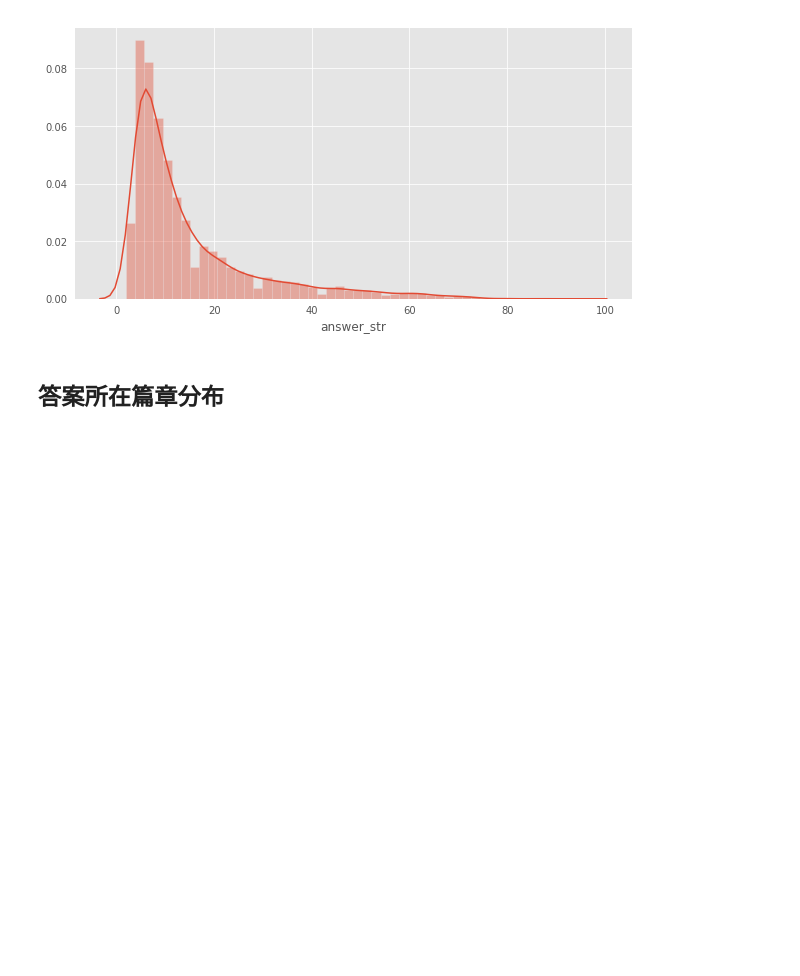
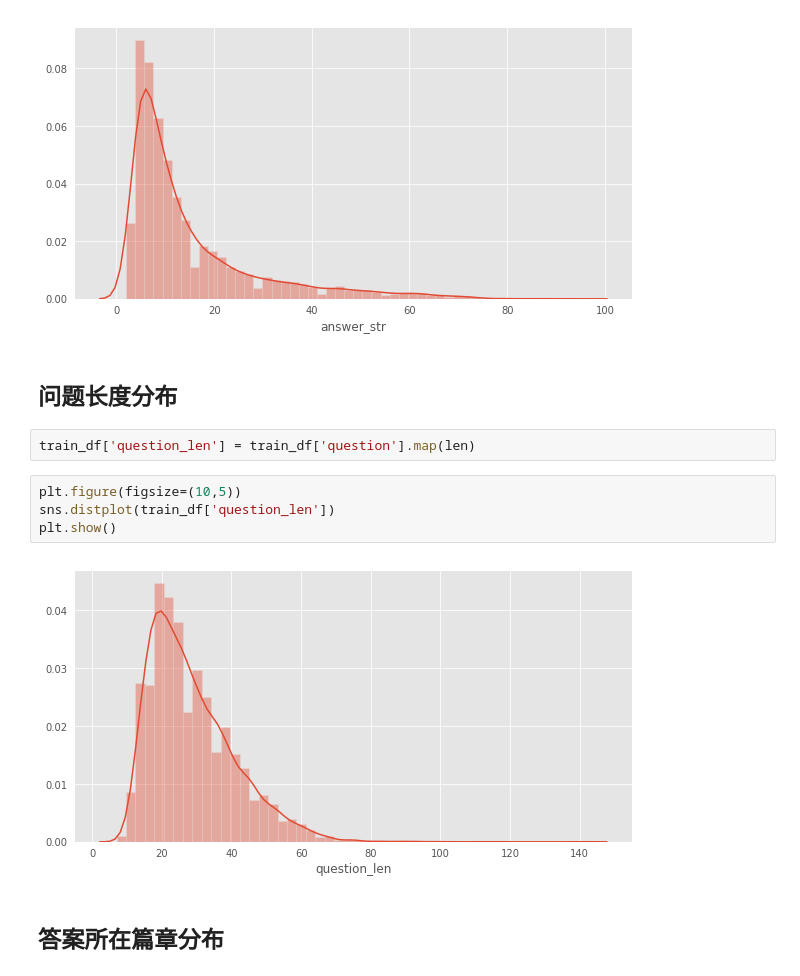
Before and after one commit to SunnyMarkLiu/les-military-mrc-rank7, a Jupyter notebook: notebooks/0. Exploratory Data Analysis.ipynb, the cells around one changed output. Saved outputs shown, nothing was run; the diff lists cells and outputs as text; blank space fills up the shorter version.

```diff
--- a/notebooks/0. Exploratory Data Analysis.ipynb
+++ b/notebooks/0. Exploratory Data Analysis.ipynb
@@ -72,6 +90,16 @@ sns.distplot(train_df['answer_str'].str.len())
 plt.show()
 # %% [output]
 [figure]
+# %% [markdown]
+## 问题长度分布
+# %%
+train_df['question_len'] = train_df['question'].map(len)
+# %%
+plt.figure(figsize=(10,5))
+sns.distplot(train_df['question_len'])
+plt.show()
+# %% [output]
+[figure, added]
 # %% [markdown]
 ## 答案所在篇章分布
 # %%
```
Also changed, not shown: parts of 26 cells of this notebook, 6 other files.
